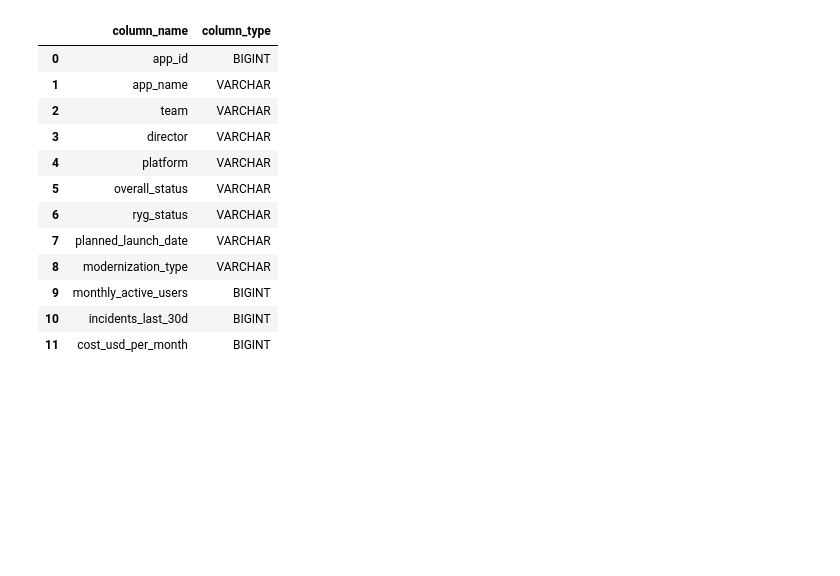
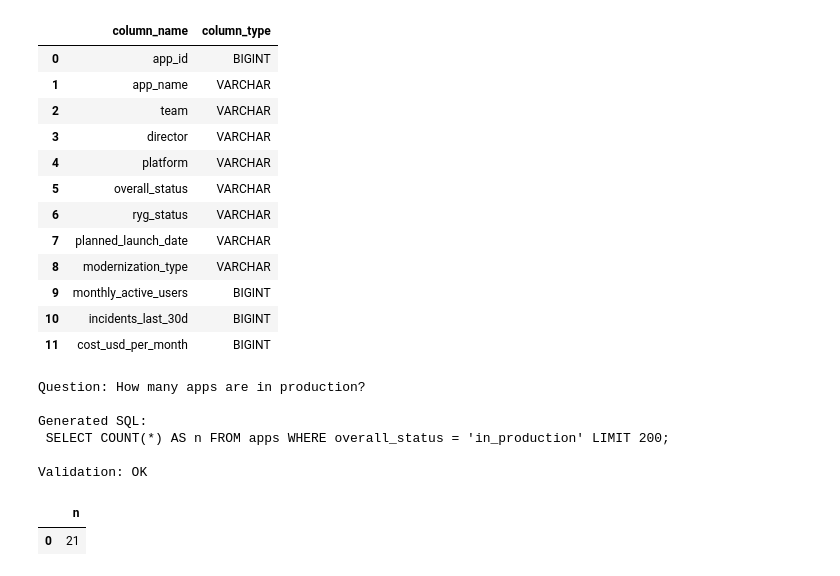
Before and after one commit to m-zayed5722/Miscellaneous-Projects, a Jupyter notebook: QueryCraft_Lite.ipynb, the cells around one changed output. Drawn from its saved outputs; the diff is of its cells as text; code cells hidden in the pictures; blank space fills up the shorter version.

```diff
--- a/QueryCraft_Lite.ipynb
+++ b/QueryCraft_Lite.ipynb
@@ -178,3 +178,37 @@ def fallback_generate_sql(question: str) -> str:
 
     # Default safe query
     return "SELECT app_id, app_name, team, overall_status FROM apps LIMIT 50;"
+# %%
+def text_to_sql(question: str) -> str:
+    if USE_LLM:
+        sql = llm_generate_sql(question)
+    else:
+        sql = fallback_generate_sql(question)
+    sql = enforce_limit(sql, limit=200)
+    return sql
+
+def run_query(question: str, con):
+    sql = text_to_sql(question)
+    ok, msg = validate_sql(sql)
+    print("Question:", question)
+    print("\nGenerated SQL:\n", sql)
+    print("\nValidation:", msg)
+
+    if not ok:
+        return None
+
+    df_out = con.execute(sql).fetchdf()
+    return df_out
+
+# Demo
+out = run_query("How many apps are in production?", con)
+out
+# %% [output]
+Question: How many apps are in production?
+
+Generated SQL:
+ SELECT COUNT(*) AS n FROM apps WHERE overall_status = 'in_production' LIMIT 200;
+
+Validation: OK
+|  | n |
+| 0 | 21 |
```
Also changed, not shown: parts of 2 cells of this notebook.
